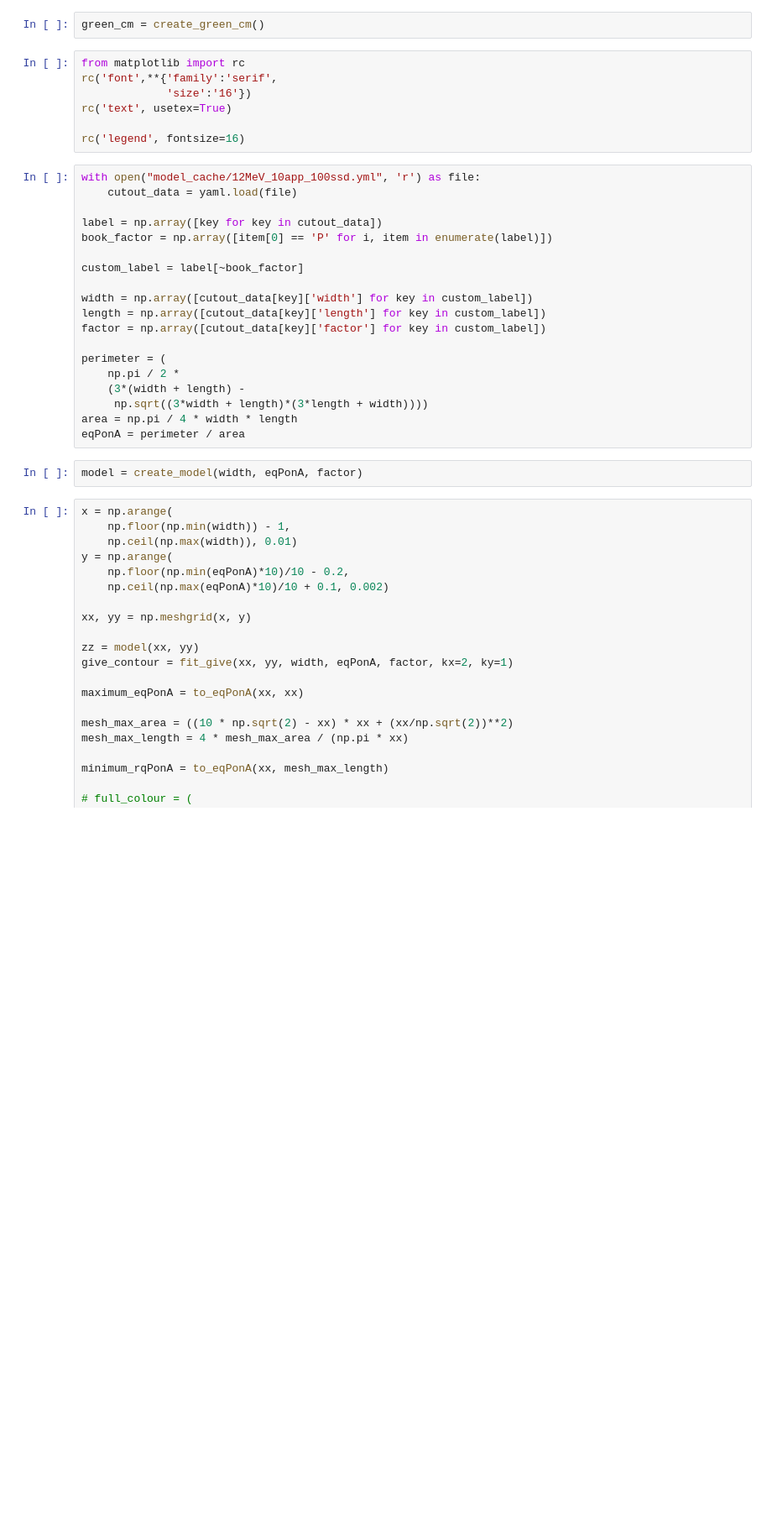
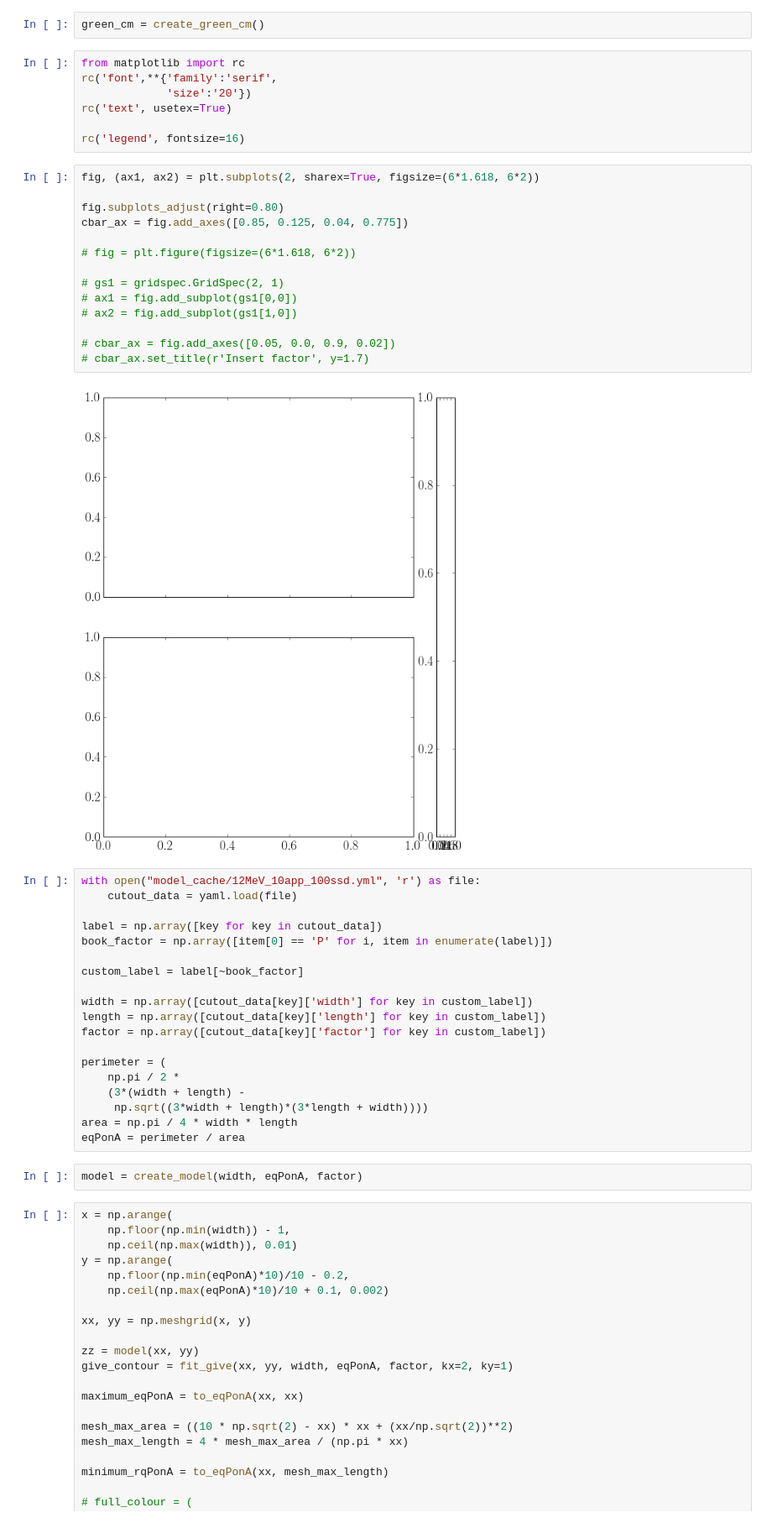
Before and after one commit to SimonBiggs/electronfactors, a Jupyter notebook: paper/Results -- Contour plots of model.ipynb, the cells around one changed output. Shown at 84% size. Cells and saved outputs as stored; diff of their text form; blank space fills up the shorter version.

```diff
--- a/paper/Results -- Contour plots of model.ipynb
+++ b/paper/Results -- Contour plots of model.ipynb
@@ -19,10 +20,26 @@ green_cm = create_green_cm()
 # %%
 from matplotlib import rc
 rc('font',**{'family':'serif',
-             'size':'16'})
+             'size':'20'})
 rc('text', usetex=True)
 
 rc('legend', fontsize=16)
+# %%
+fig, (ax1, ax2) = plt.subplots(2, sharex=True, figsize=(6*1.618, 6*2))
+
+fig.subplots_adjust(right=0.80)
+cbar_ax = fig.add_axes([0.85, 0.125, 0.04, 0.775])
+
+# fig = plt.figure(figsize=(6*1.618, 6*2))
+
+# gs1 = gridspec.GridSpec(2, 1)
+# ax1 = fig.add_subplot(gs1[0,0])
+# ax2 = fig.add_subplot(gs1[1,0])
+
+# cbar_ax = fig.add_axes([0.05, 0.0, 0.9, 0.02])
+# cbar_ax.set_title(r'Insert factor', y=1.7)
+# %% [output]
+[figure, added]
 # %%
 with open("model_cache/12MeV_10app_100ssd.yml", 'r') as file:
     cutout_data = yaml.load(file)
```
Also changed, not shown: parts of 7 cells of this notebook, 1 other file.
